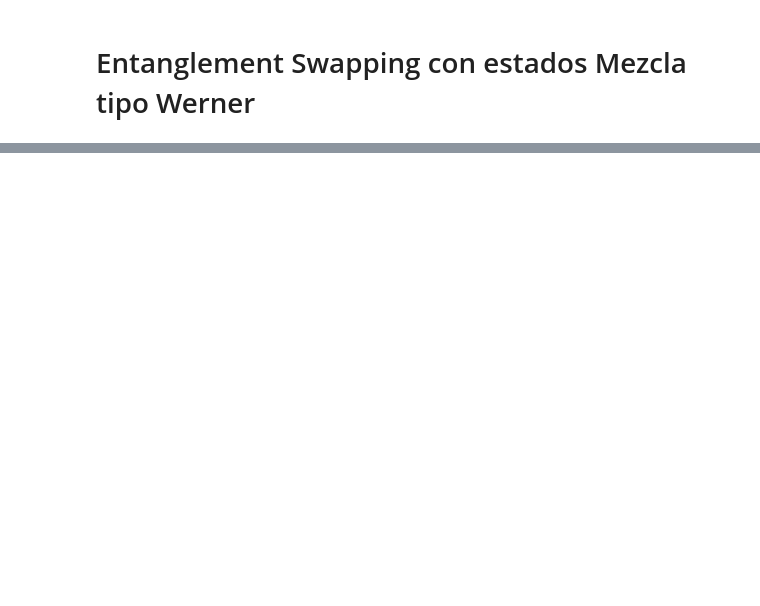
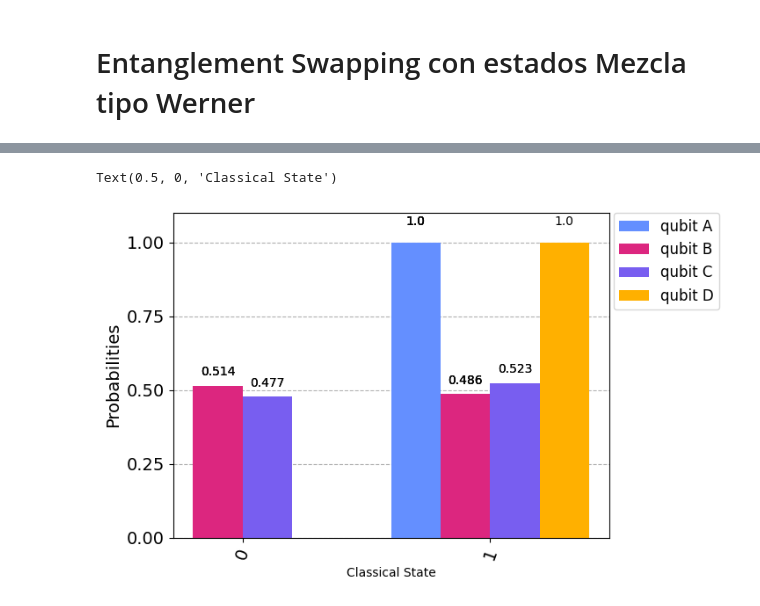
Before and after one commit to LuisMi1245/Protocolo_Swapping_QISKIT, a Jupyter notebook: Protocolo_Swapping/Swapping_Teletransporte_Estados_Werner.ipynb, the cells around one changed output, grey strips where cells are left out. Drawn from its saved outputs; the diff is of its cells as text; code cells hidden in the pictures; blank space fills up the shorter version.

```diff
--- a/Protocolo_Swapping/Swapping_Teletransporte_Estados_Werner.ipynb
+++ b/Protocolo_Swapping/Swapping_Teletransporte_Estados_Werner.ipynb
@@ -203,2 +192,22 @@ Text(0.5, 0, 'Estados Clásicos')
 # %% [markdown]
 # Entanglement Swapping con estados Mezcla tipo Werner
+# %%
+# Función que genera los 4 estados de Bell
+def crear_estados_werner(circuito, qubits, parameter):
+    #Define el generador de números aleatorios con una ponderación de w
+    circuito.ry(parameter, qubits[0])
+    circuito.cx(qubits[0], qubits[2])
+
+    #Genera estado máximamente mezclado
+    circuito.h(qubits[0])
+
+    circuito.x(qubits[2])
+    circuito.ch(qubits[2], qubits[1])
+    circuito.ccx(qubits[0],qubits[2],qubits[3])
+    circuito.ccx(qubits[1],qubits[2],qubits[4])
+
+    #Genera estado entrelazado
+    circuito.x(qubits[2])
+    circuito.cx(qubits[2],qubits[1])
+    circuito.ccx(qubits[0],qubits[2],qubits[1])
+    circuito.x(qubits[2])
@@ -204,0 +257,14 @@ Text(0.5, 0, 'Estados Clásicos')
+# %%
+sim_werner = Aer.get_backend("aer_simulator")
+output_werner = execute(qc_werner, sim_werner)
+counts_werner = output_werner.result().get_counts(qc_werner)
+# %%
+qubit_counts_w = [marginal_counts(counts_werner, [bit]) for bit in range(4)]
+grafica_w = plt.subplot()
+legendas_w = ["qubit A","qubit B","qubit C","qubit D"]
+plot_distribution(qubit_counts_w, ax=grafica_w, legend=legendas_w)
+grafica_w.set_ylabel('Probabilities')
+grafica_w.set_xlabel('Classical State')
+# %% [output]
+Text(0.5, 0, 'Classical State')
+[figure, added]
```
Also changed, not shown: parts of 12 cells of this notebook.
